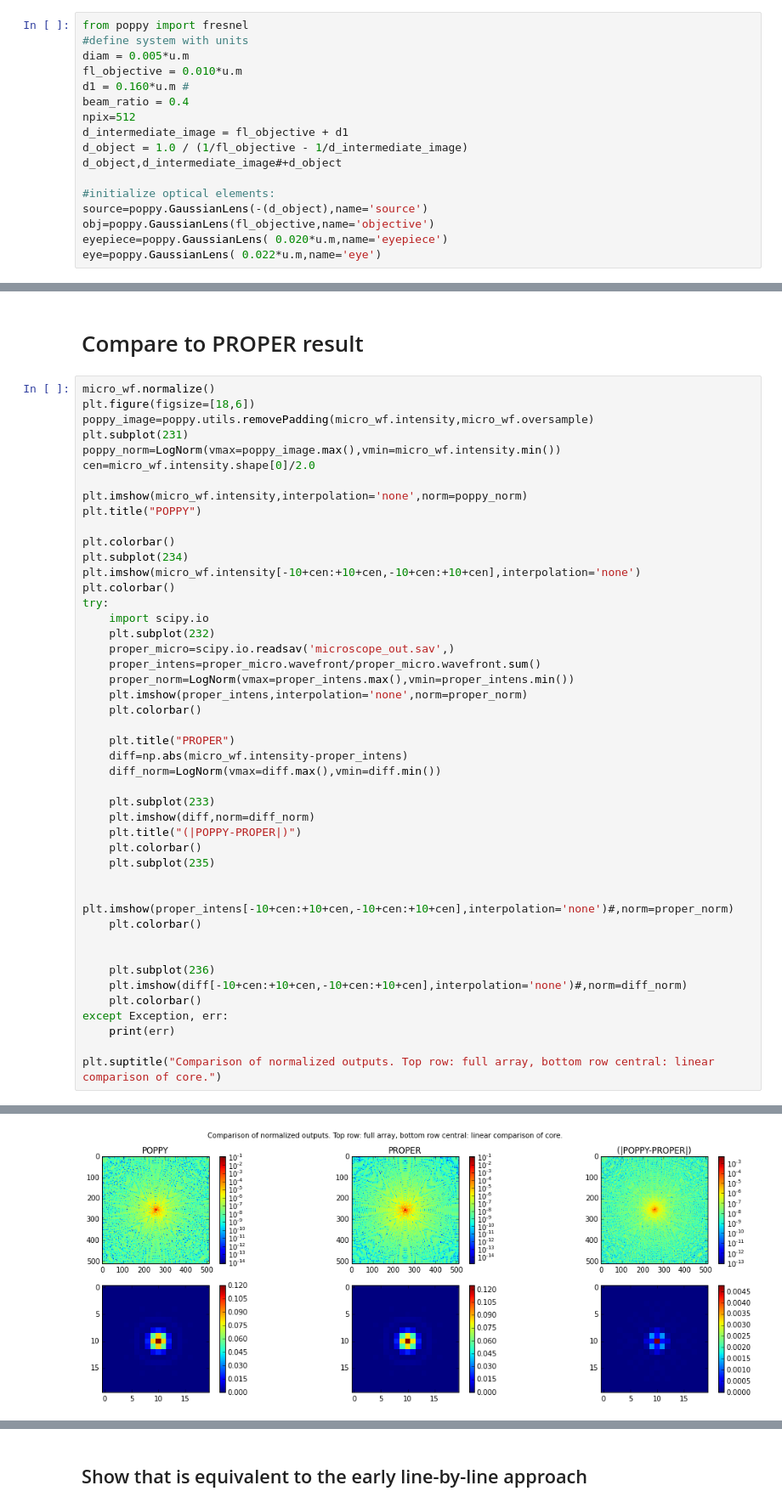
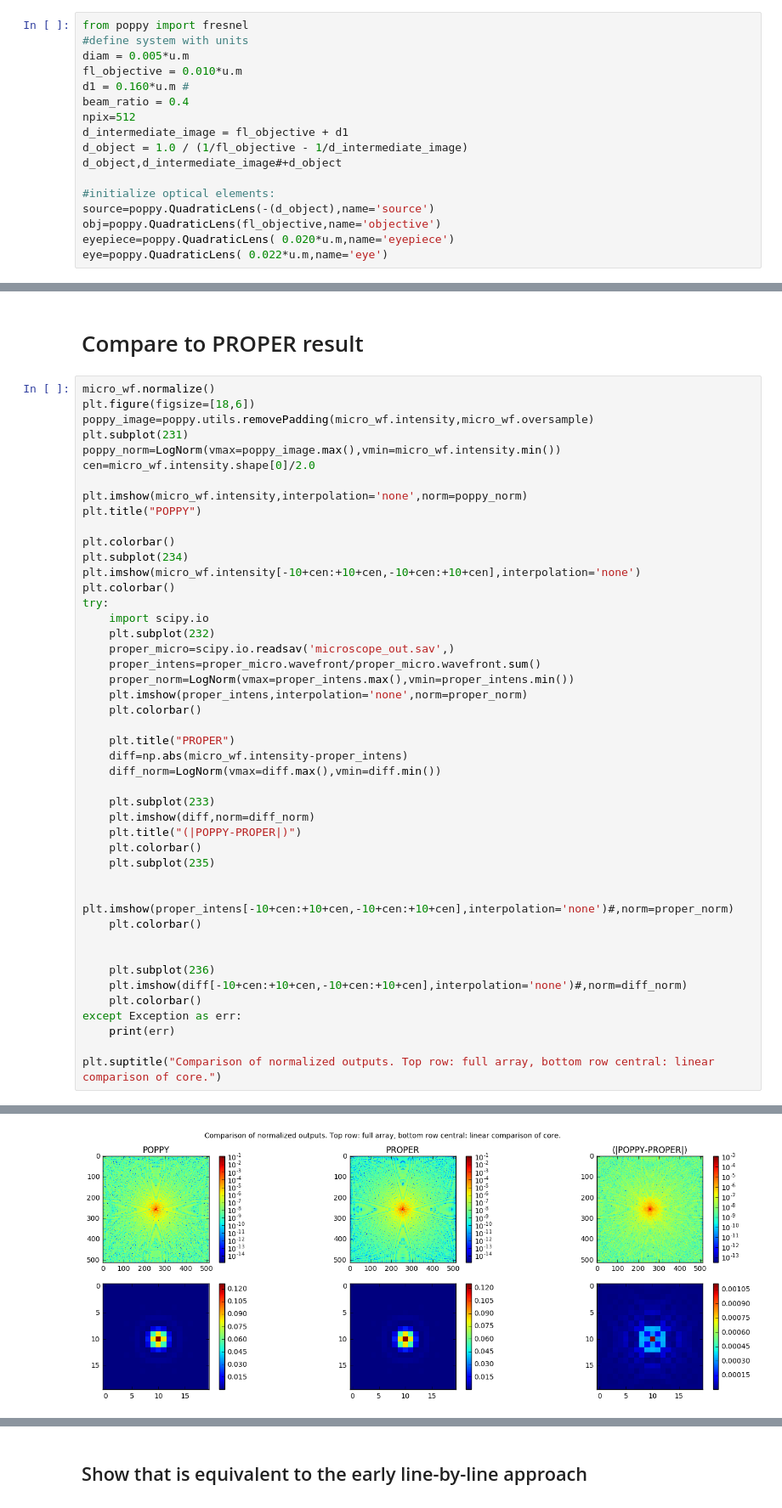
Before and after one commit to douglase/poppy_example_notebooks, a Jupyter notebook: Fresnel/Microscope_Example.ipynb, the cells around one changed output, grey strips where cells are left out. Shown at 85% size. Cells and saved outputs as stored; diff of their text form.

```diff
--- a/Fresnel/Microscope_Example.ipynb
+++ b/Fresnel/Microscope_Example.ipynb
@@ -63,10 +64,10 @@ d_object = 1.0 / (1/fl_objective - 1/d_intermediate_image)
 d_object,d_intermediate_image#+d_object
 
 #initialize optical elements:
-source=poppy.GaussianLens(-(d_object),name='source')
-obj=poppy.GaussianLens(fl_objective,name='objective')
-eyepiece=poppy.GaussianLens( 0.020*u.m,name='eyepiece')
-eye=poppy.GaussianLens( 0.022*u.m,name='eye')
+source=poppy.QuadraticLens(-(d_object),name='source')
+obj=poppy.QuadraticLens(fl_objective,name='objective')
+eyepiece=poppy.QuadraticLens( 0.020*u.m,name='eyepiece')
+eye=poppy.QuadraticLens( 0.022*u.m,name='eye')
 # %% [markdown]
 ## Manually step through each element of the system in a PROPER-like sequence
 # %%
@@ -119,33 +120,33 @@ try:
     import scipy.io
     plt.subplot(232)
     proper_micro=scipy.io.readsav('microscope_out.sav',)
     proper_intens=proper_micro.wavefront/proper_micro.wavefront.sum()
     proper_norm=LogNorm(vmax=proper_intens.max(),vmin=proper_intens.min())
     plt.imshow(proper_intens,interpolation='none',norm=proper_norm)
     plt.colorbar()
 
     plt.title("PROPER")
     diff=np.abs(micro_wf.intensity-proper_intens)
     diff_norm=LogNorm(vmax=diff.max(),vmin=diff.min())
 
     plt.subplot(233)
     plt.imshow(diff,norm=diff_norm)
     plt.title("(|POPPY-PROPER|)")
     plt.colorbar()
     plt.subplot(235)
 
     plt.imshow(proper_intens[-10+cen:+10+cen,-10+cen:+10+cen],interpolation='none')#,norm=proper_norm)
     plt.colorbar()
 
 
     plt.subplot(236)
     plt.imshow(diff[-10+cen:+10+cen,-10+cen:+10+cen],interpolation='none')#,norm=diff_norm)
     plt.colorbar()
-except Exception, err:
+except Exception as err:
     print(err)
 
 plt.suptitle("Comparison of normalized outputs. Top row: full array, bottom row central: linear comparison of core.")
 # %% [output]
 <matplotlib.text.Text at 0x...>
-[figure, old version]
+[figure, new version]
 # %% [markdown]
```
Also changed, not shown: parts of 10 cells of this notebook, 1 other file.
